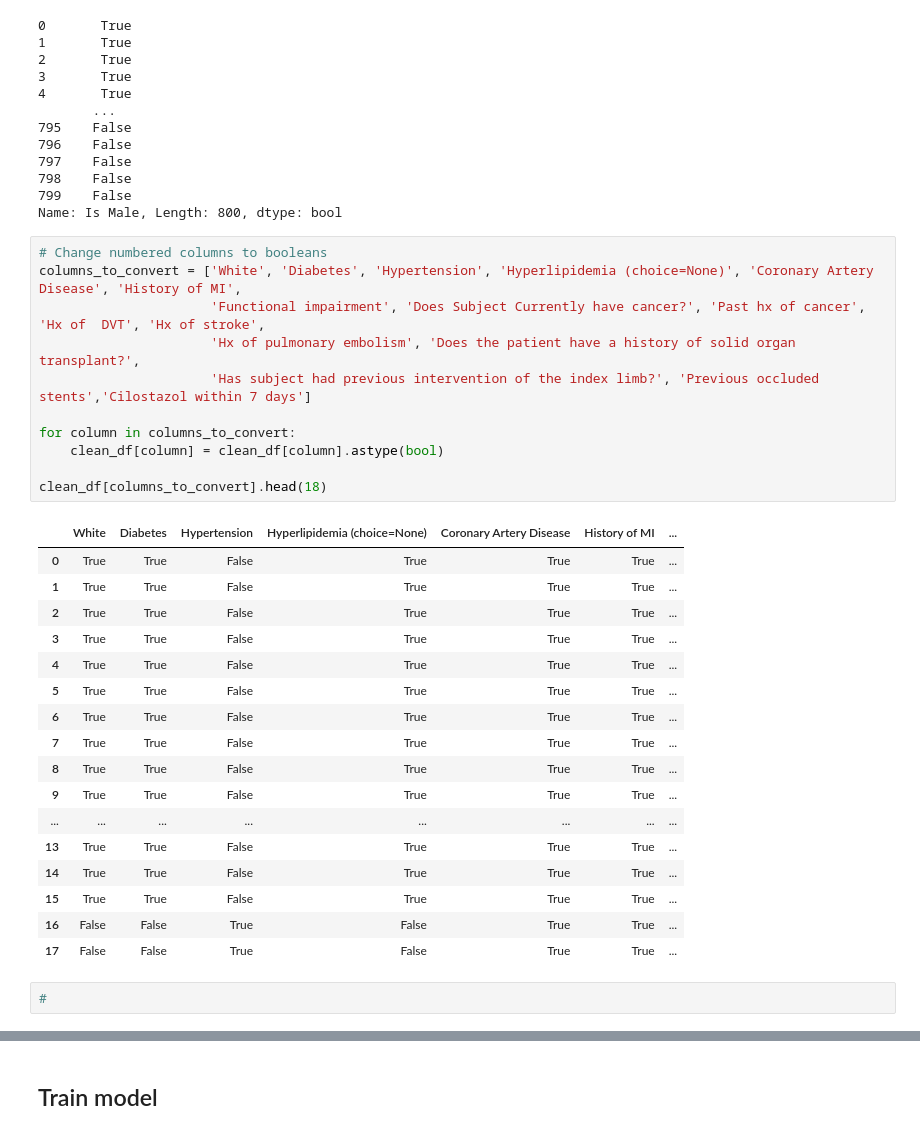
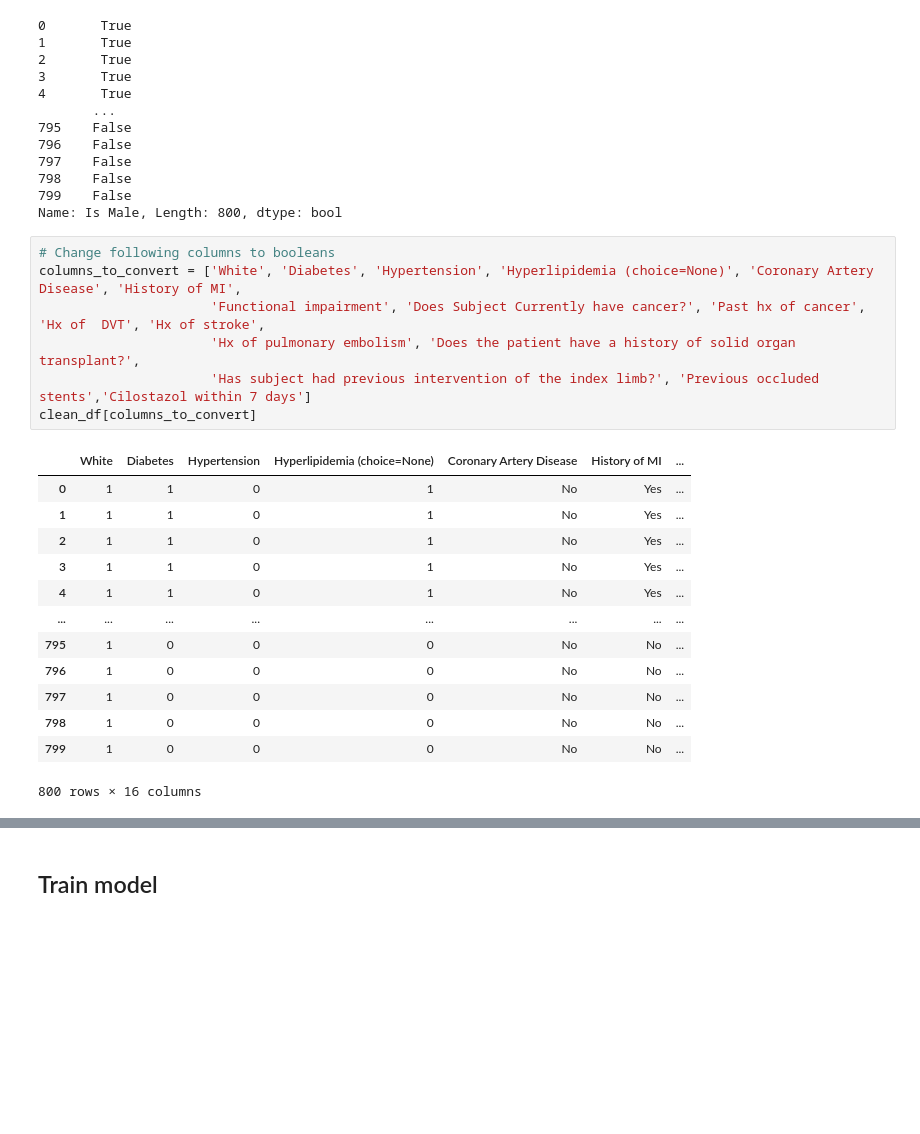
Before and after one commit to kstack21/CapstoneC2023, a Jupyter notebook: steps.ipynb, the cells around one changed output, grey strips where cells are left out. Cells and saved outputs as stored; diff of their text form; blank space fills up the shorter version.

```diff
--- a/steps.ipynb
+++ b/steps.ipynb
@@ -440,33 +440,23 @@ clean_df['Is Male']
 799    False
 Name: Is Male, Length: 800, dtype: bool
 # %%
-# Change numbered columns to booleans
+# Change following columns to booleans
 columns_to_convert = ['White', 'Diabetes', 'Hypertension', 'Hyperlipidemia (choice=None)', 'Coronary Artery Disease', 'History of MI',
                       'Functional impairment', 'Does Subject Currently have cancer?', 'Past hx of cancer', 'Hx of  DVT', 'Hx of stroke',
                       'Hx of pulmonary embolism', 'Does the patient have a history of solid organ transplant?',
                       'Has subject had previous intervention of the index limb?', 'Previous occluded stents','Cilostazol within 7 days']
-
-for column in columns_to_convert:
-    clean_df[column] = clean_df[column].astype(bool)
-
-clean_df[columns_to_convert].head(18)
+clean_df[columns_to_convert]
 # %% [output]
 |  | White | Diabetes | Hypertension | Hyperlipidemia (choice=None) | Coronary Artery Disease | History of MI | ... |
-| 0 | True | True | False | True | True | True | ... |
-| 1 | True | True | False | True | True | True | ... |
-| 2 | True | True | False | True | True | True | ... |
-| 3 | True | True | False | True | True | True | ... |
-| 4 | True | True | False | True | True | True | ... |
-| 5 | True | True | False | True | True | True | ... |
-| 6 | True | True | False | True | True | True | ... |
-| 7 | True | True | False | True | True | True | ... |
-| 8 | True | True | False | True | True | True | ... |
-| 9 | True | True | False | True | True | True | ... |
+| 0 | 1 | 1 | 0 | 1 | No | Yes | ... |
+| 1 | 1 | 1 | 0 | 1 | No | Yes | ... |
+| 2 | 1 | 1 | 0 | 1 | No | Yes | ... |
+| 3 | 1 | 1 | 0 | 1 | No | Yes | ... |
+| 4 | 1 | 1 | 0 | 1 | No | Yes | ... |
 | ... | ... | ... | ... | ... | ... | ... | ... |
-| 13 | True | True | False | True | True | True | ... |
-| 14 | True | True | False | True | True | True | ... |
-| 15 | True | True | False | True | True | True | ... |
-| 16 | False | False | True | False | True | True | ... |
-| 17 | False | False | True | False | True | True | ... |
+| 795 | 1 | 0 | 0 | 0 | No | No | ... |
+| 796 | 1 | 0 | 0 | 0 | No | No | ... |
+| 797 | 1 | 0 | 0 | 0 | No | No | ... |
+| 798 | 1 | 0 | 0 | 0 | No | No | ... |
+| 799 | 1 | 0 | 0 | 0 | No | No | ... |
+800 rows × 16 columns
-# %%
-#
```
Also changed, not shown: parts of 6 cells of this notebook, 2 other files.
